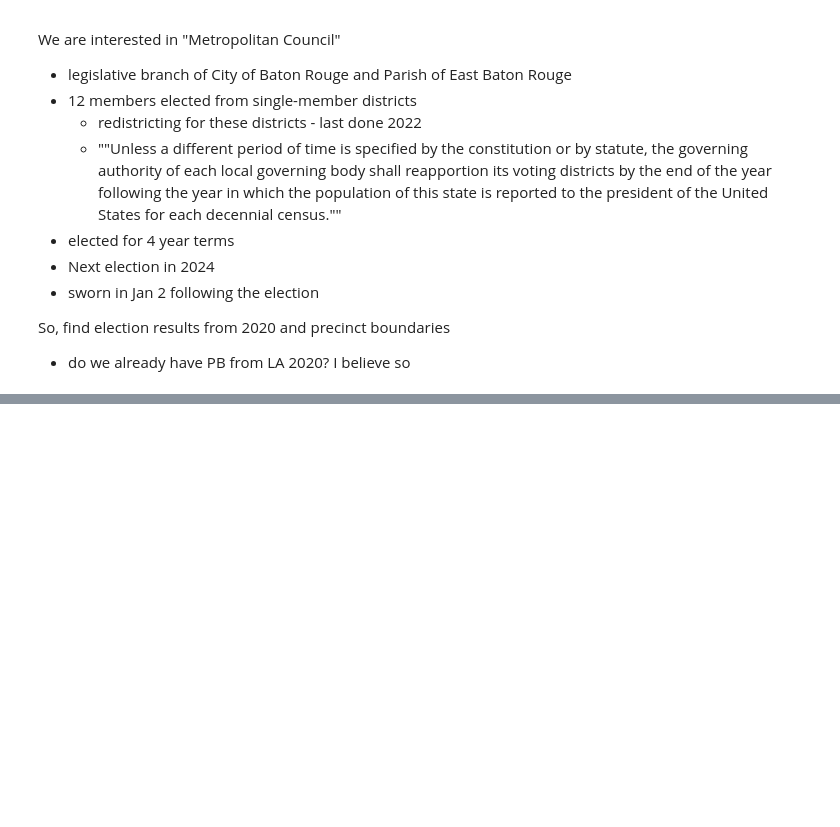
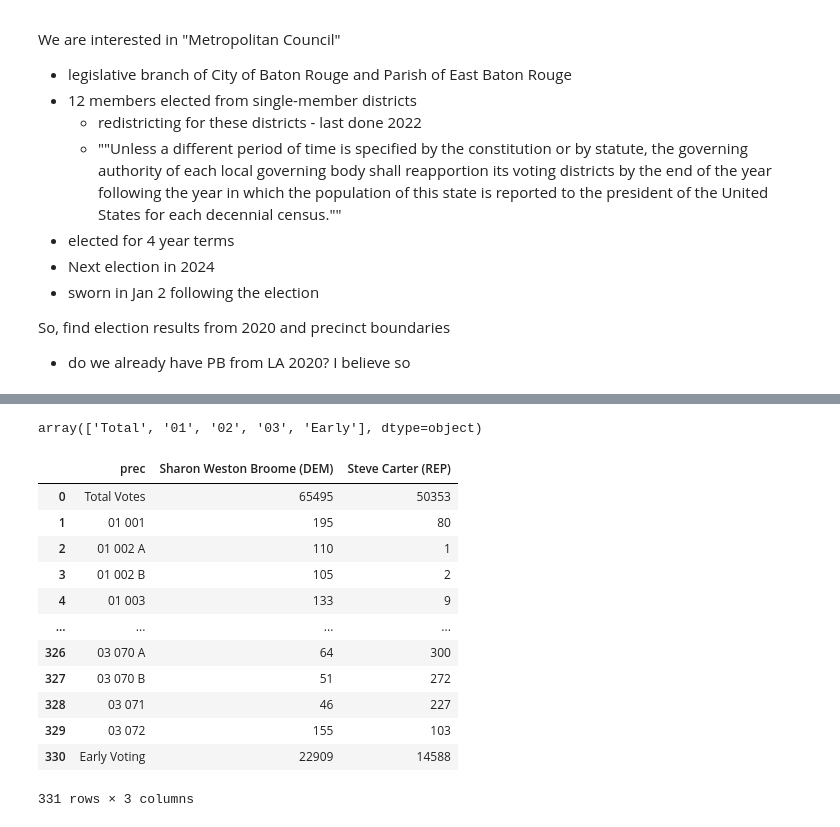
Before and after one commit to nonpartisan-redistricting-datahub/local_pber_collection, a Jupyter notebook: la_east_baton_rouge/east_baton_rouge_la_metro_council.ipynb, the cells around one changed output, grey strips where cells are left out. Saved outputs shown, nothing was run; the diff lists cells and outputs as text; code cells hidden in the pictures; blank space fills up the shorter version.

```diff
--- a/la_east_baton_rouge/east_baton_rouge_la_metro_council.ipynb
+++ b/la_east_baton_rouge/east_baton_rouge_la_metro_council.ipynb
@@ -41,3 +41,15 @@ We are interested in "Metropolitan Council"
 
 So, find election results from 2020 and precinct boundaries
 - do we already have PB from LA 2020? I believe so
+# %%
+#All results in list in sheet so easiest to manually find row breaks
+#Note need to remove "Total Votes" and establish how to allocate "Early Voting"
+#Mayor-President -- Metro Council, City of Baton Rouge
+mayor_pres = pd.read_excel("./Election+Results+(12-05-2020).xlsx", sheet_name="East Baton Rouge", header=6, index_col=0, nrows=332).rename_axis("prec").reset_index()
+
+council_1 = pd.read_excel("./Election+Results+(12-05-2020).xlsx", sheet_name="East Baton Rouge", header=341, index_col=0, nrows=30).rename_axis("prec").reset_index()
+council_4 = pd.read_excel("./Election+Results+(12-05-2020).xlsx", sheet_name="East Baton Rouge", header=374, index_col=0, nrows=31).rename_axis("prec").reset_index()
+council_6 = pd.read_excel("./Election+Results+(12-05-2020).xlsx", sheet_name="East Baton Rouge", header=409, index_col=0, nrows=25).rename_axis("prec").reset_index()
+council_7 = pd.read_excel("./Election+Results+(12-05-2020).xlsx", sheet_name="East Baton Rouge", header=438, index_col=0, nrows=32).rename_axis("prec").reset_index()
+council_10 = pd.read_excel("./Election+Results+(12-05-2020).xlsx", sheet_name="East Baton Rouge", header=473, index_col=0, nrows=31).rename_axis("prec").reset_index()
+council_12 = pd.read_excel("./Election+Results+(12-05-2020).xlsx", sheet_name="East Baton Rouge", header=507, index_col=0, nrows=31).rename_axis("prec").reset_index()
@@ -43,0 +247,20 @@ So, find election results from 2020 and precinct boundaries
+# %%
+mayor_pres["prec"].str.split(" ").str[0].unique()
+# %% [output]
+array(['Total', '01', '02', '03', 'Early'], dtype=object)
+# %%
+mayor_pres
+# %% [output]
+|  | prec | Sharon Weston Broome (DEM) | Steve Carter (REP) |
+| 0 | Total Votes | 65495 | 50353 |
+| 1 | 01 001 | 195 | 80 |
+| 2 | 01 002 A | 110 | 1 |
+| 3 | 01 002 B | 105 | 2 |
+| 4 | 01 003 | 133 | 9 |
+| ... | ... | ... | ... |
+| 326 | 03 070 A | 64 | 300 |
+| 327 | 03 070 B | 51 | 272 |
+| 328 | 03 071 | 46 | 227 |
+| 329 | 03 072 | 155 | 103 |
+| 330 | Early Voting | 22909 | 14588 |
+331 rows × 3 columns
```
Also changed, not shown: parts of 47 cells of this notebook.
